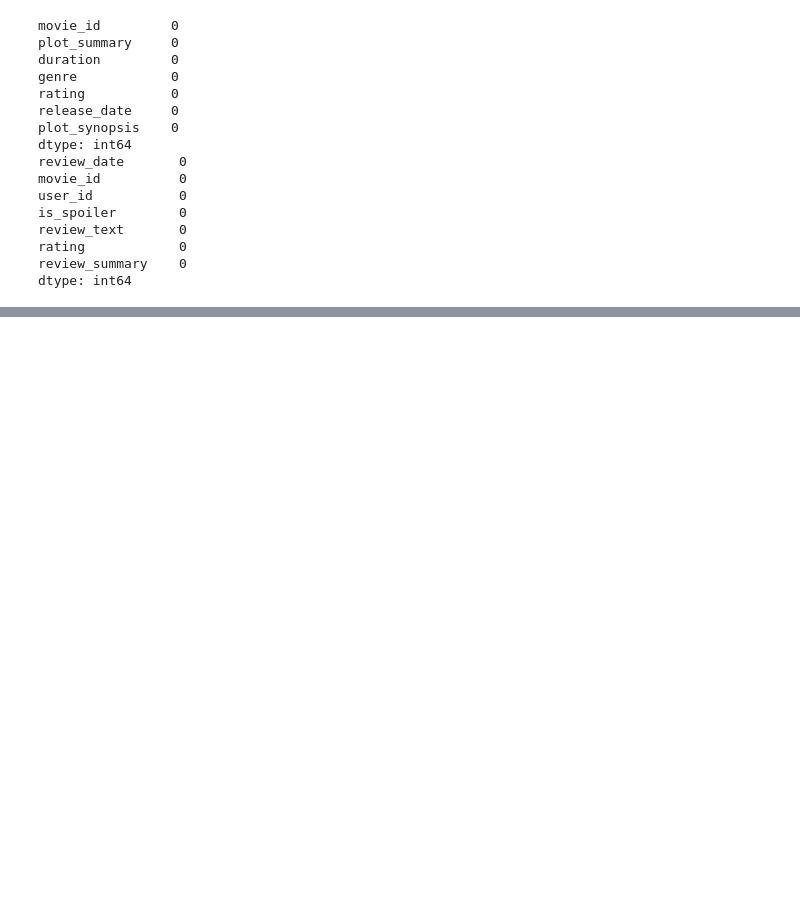
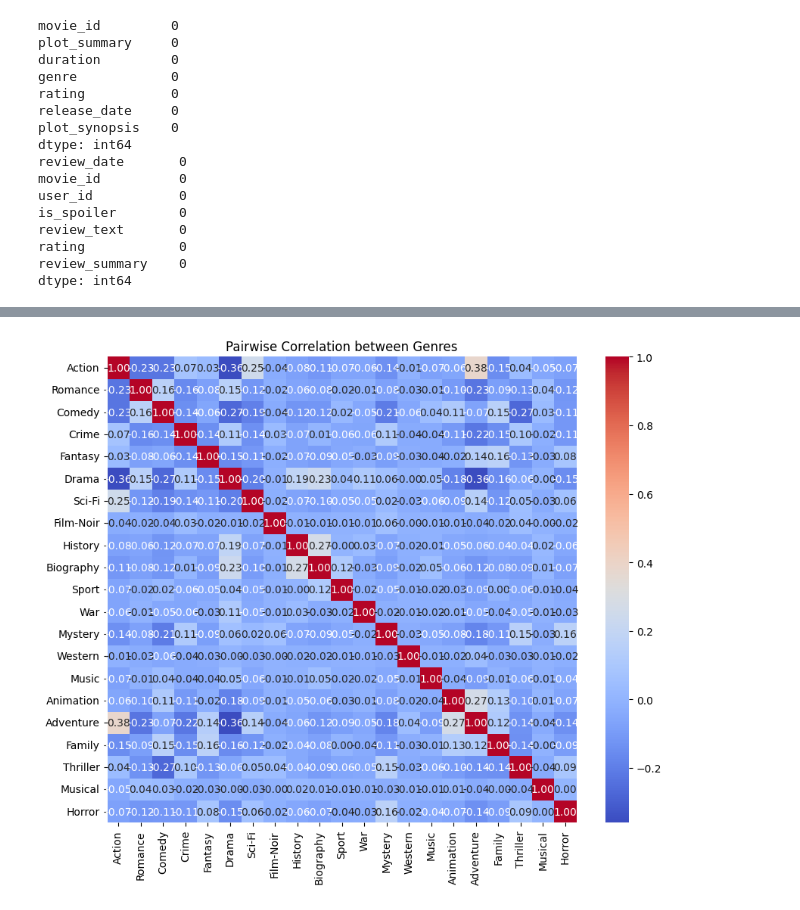
Before and after one commit to HaoEarm/DSA4213_Proj, a Jupyter notebook: EDA_imdb.ipynb, the cells around one changed output, grey strips where cells are left out. Cells and saved outputs as stored; diff of their text form; code cells hidden in the pictures; blank space fills up the shorter version.

```diff
--- a/EDA_imdb.ipynb
+++ b/EDA_imdb.ipynb
@@ -220,0 +291,9 @@ imdb_movies_with_titles
+# %%
+genres = new_df.columns[6:-1]
+genre_correlation = new_df[genres].corr()
+plt.figure(figsize=(10, 8))
+sns.heatmap(genre_correlation, annot=True, cmap='coolwarm', fmt=".2f")
+plt.title('Pairwise Correlation between Genres')
+plt.show()
+# %% [output]
+[figure, added]
```
Also changed, not shown: parts of 17 cells of this notebook, 1 other file.
